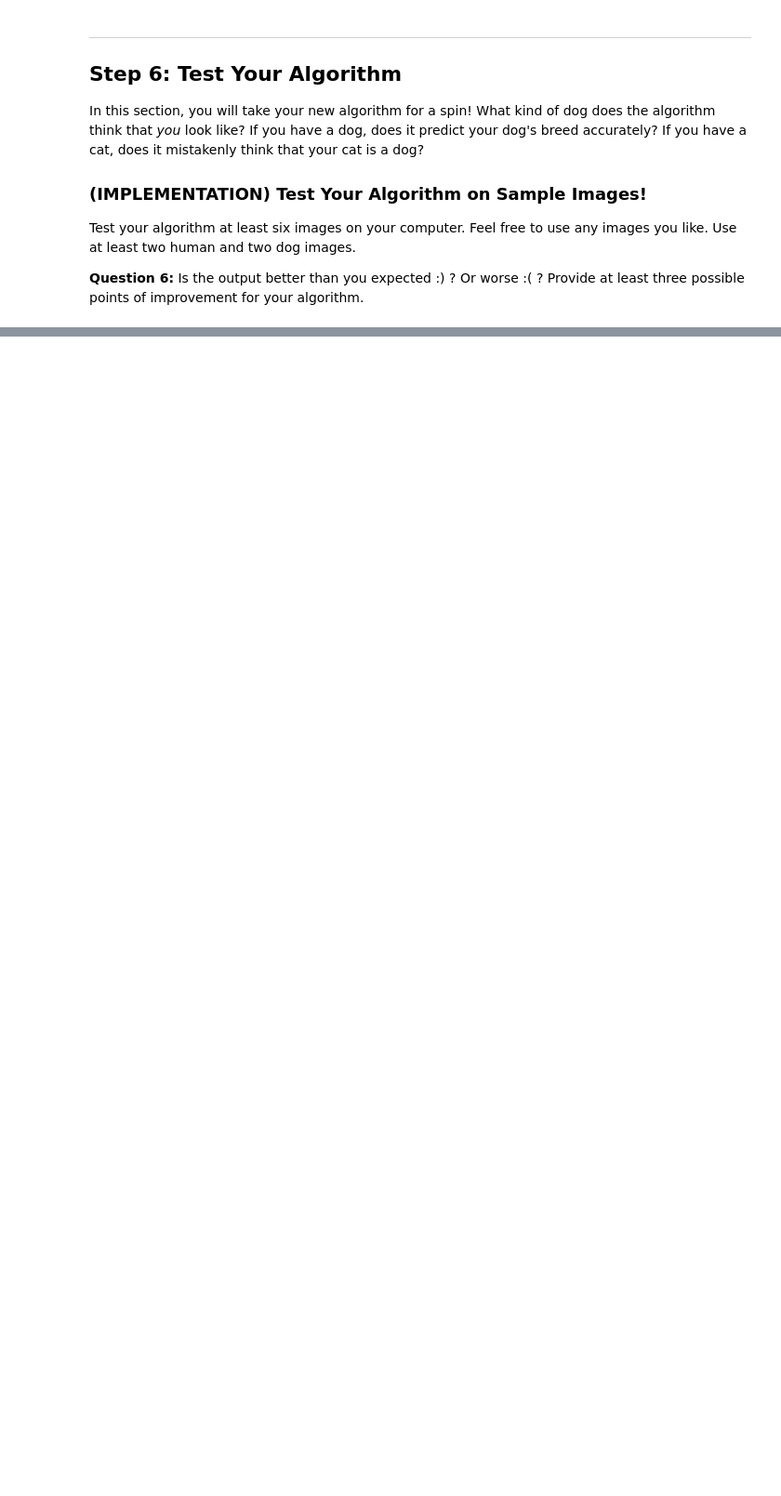
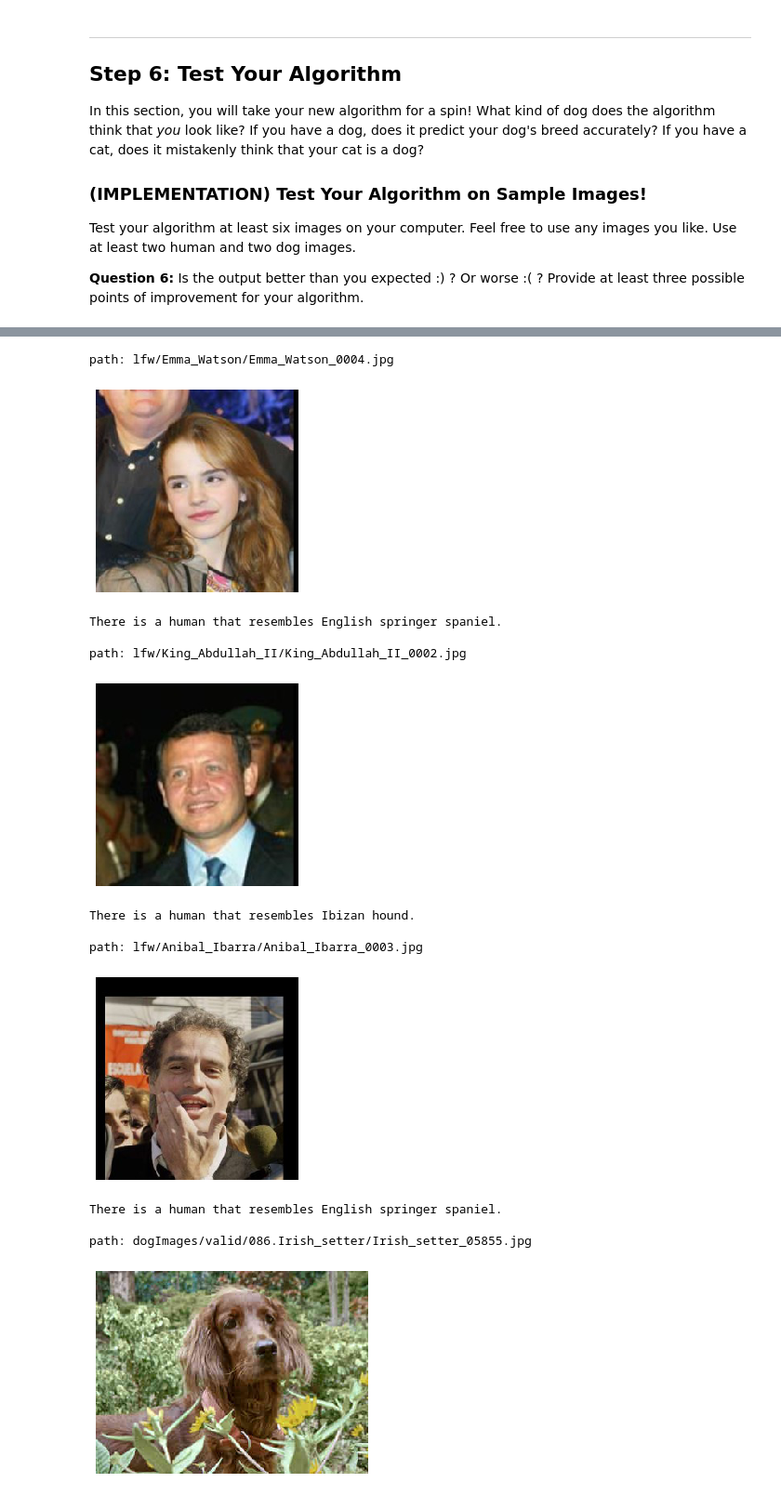
Before and after one commit to viktor-begun/Deep_Learning_Dogs_Classifier_CNN, a Jupyter notebook: dog_app_my_solution.ipynb, the cells around one changed output, grey strips where cells are left out. Shown at 93% size. Saved outputs shown, nothing was run; the diff lists cells and outputs as text; code cells hidden in the pictures; blank space fills up the shorter version.

```diff
--- a/dog_app_my_solution.ipynb
+++ b/dog_app_my_solution.ipynb
@@ -984,9 +1017,24 @@ Write a function that takes an image path as input and returns the dog breed (`A
 #class_names = [item[4:].replace("_", " ") for item in data_transfer['train'].classes]
 class_names = [item[4:].replace("_", " ") for item in loaders_transfer['train'].dataset.classes]
 
+# Follow the steps for VGG16_predict()
+
+#from PIL import Image
+#import torchvision.transforms as transforms
+
+## Set PIL to be tolerant of image files that are truncated.
+#from PIL import ImageFile
+#ImageFile.LOAD_TRUNCATED_IMAGES = True
+
 def predict_breed_transfer(img_path):
-    # load the image and return the predicted breed
-    breed = model_transfer(img_path)
+    input_batch = load_and_preprocess(img_path)
+
+    with torch.no_grad():
+        output = model_transfer(input_batch)
+
+    class_ind = torch.argmax(output[0]).item()
+    breed = class_names[class_ind]
+
     return breed
 # %%
 # Test on random images
@@ -1028,6 +1080,22 @@ Some sample output for our algorithm is provided below, but feel free to design
 
 def run_app(img_path):
     ## handle cases for a human face, dog, and neither
+
+    print('\npath:',img_path)
+    plt.imshow(Image.open(img_path))
+    plt.axis('off')
+    plt.show()
+
+    if face_detector(img_path):
+        out = print('There is a human that resembles',str(predict_breed_transfer(img_path))+'.')
+
+    if dog_detector(img_path):
+        out = print('There is a dog:',str(predict_breed_transfer(img_path))+'.')
+
+    if not(face_detector(img_path) or dog_detector(img_path)):
+        out = print('Error: neither human nor dog is found.')
+
+    return out
 # %% [markdown]
 ---
 <a id='step6'></a>
@@ -1045,8 +1119,30 @@ __Answer:__ (Three possible points for improvement)
 # %%
 ## TODO: Execute your algorithm from Step 6 on
 ## at least 6 images on your computer.
 ## Feel free to use as many code cells as needed.
 
 ## suggested code, below
-for file in np.hstack((human_files[:3], dog_files[:3])):
+#for file in np.hstack((human_files[:3], dog_files[:3])):
+#    run_app(file)
+
+# Test on 3 random files
+nr_h = np.random.randint(0,len(human_files)-3,size=3)
+nr_d = np.random.randint(0,len(dog_files)-3,size=3)
+#for file in np.hstack((human_files[nr_h:nr_h+3], dog_files[nr_d:nr_d+3])):
+for file in np.hstack((human_files[nr_h], dog_files[nr_d])):
     run_app(file)
+# %% [output]
+path: lfw/Emma_Watson/Emma_Watson_0004.jpg
+[figure, added]
+There is a human that resembles English springer spaniel.
+
+path: lfw/King_Abdullah_II/King_Abdullah_II_0002.jpg
+[figure, added]
+There is a human that resembles Ibizan hound.
+
+path: lfw/Anibal_Ibarra/Anibal_Ibarra_0003.jpg
+[figure, added]
+There is a human that resembles English springer spaniel.
+
+path: dogImages/valid/086.Irish_setter/Irish_setter_05855.jpg
+[figure, added]
```
Also changed, not shown: parts of 27 cells of this notebook, 1 other file.
